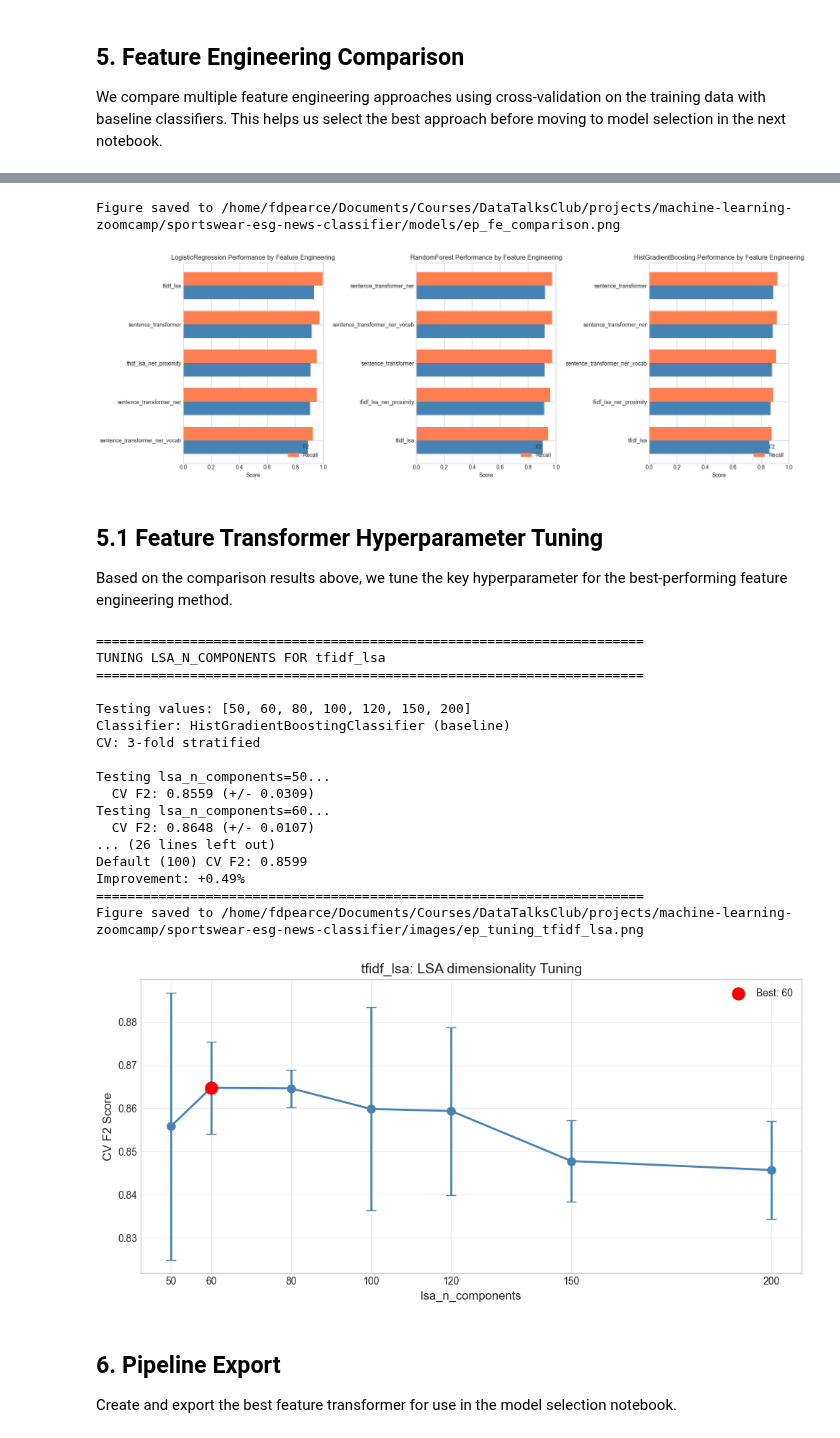
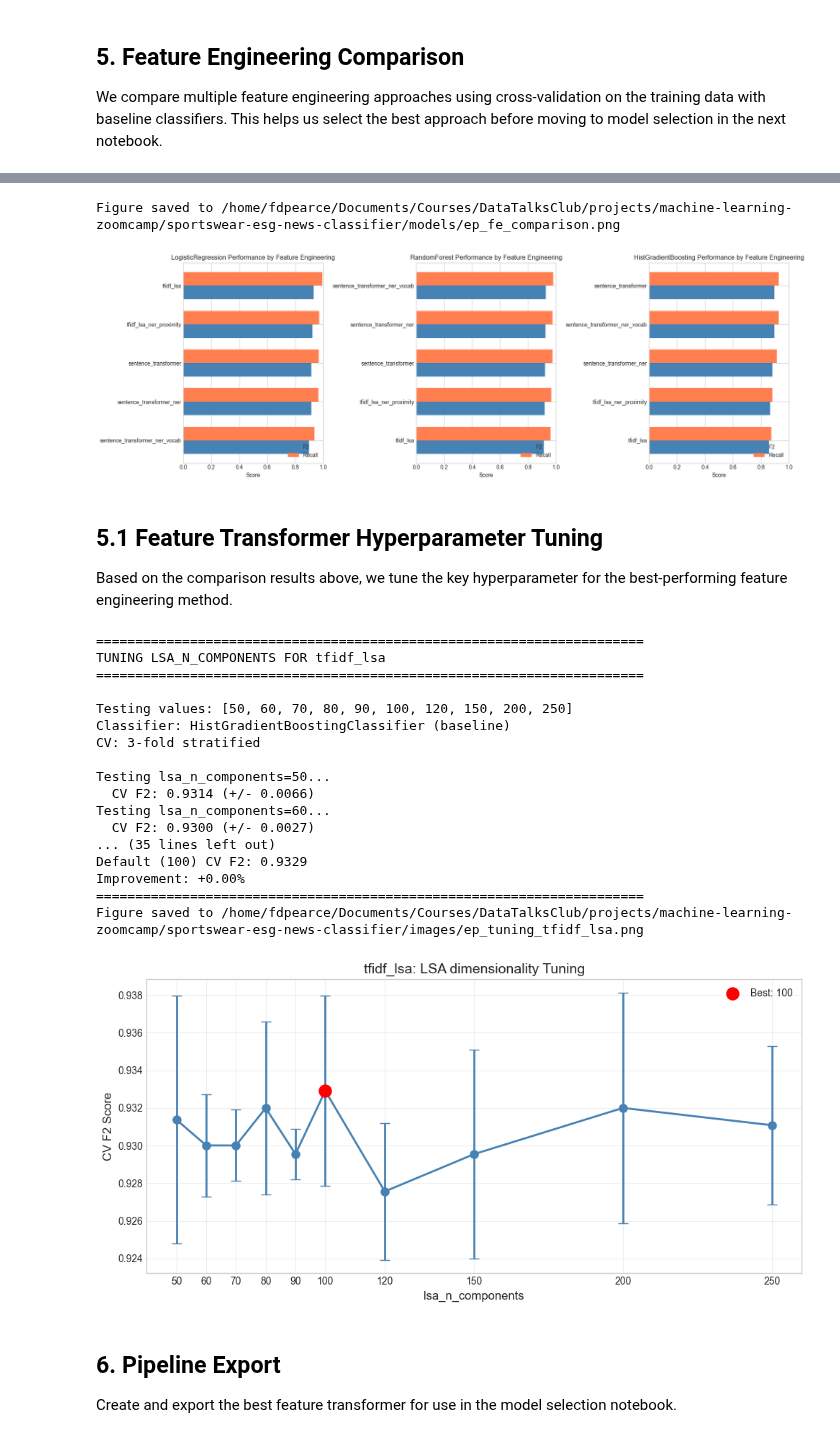
Before and after one commit to frederick-douglas-pearce/sportswear-esg-news-classifier, a Jupyter notebook: notebooks/ep1_EDA_FE.ipynb, the cells around one changed output, grey strips where cells are left out. Cells and saved outputs as stored; diff of their text form; code cells hidden in the pictures.

```diff
--- a/notebooks/ep1_EDA_FE.ipynb
+++ b/notebooks/ep1_EDA_FE.ipynb
@@ -443,12 +443,12 @@ fe_configs = {
 TUNING_CONFIGS = {
     'tfidf_lsa': {
         'param_name': 'lsa_n_components',
-        'param_values': [50, 60, 80, 100, 120, 150, 200],
+        'param_values': [50, 60, 70, 80, 90, 100, 120, 150, 200, 250],
         'description': 'LSA dimensionality'
     },
     'tfidf_lsa_ner_proximity': {
         'param_name': 'lsa_n_components',
-        'param_values': [50, 60, 80, 100, 120, 150, 200],
+        'param_values': [50, 60, 70, 80, 90, 100, 120, 150, 200, 250],
         'description': 'LSA dimensionality (with NER + proximity)'
     },
     'sentence_transformer_ner': {
@@ -643,14 +643,14 @@ Best combination: tfidf_lsa + LogisticRegression
 plot_fe_comparison(fe_df, save_path=MODELS_DIR / 'ep_fe_comparison.png')
 # %% [output]
 Figure saved to /home/fdpearce/Documents/Courses/DataTalksClub/projects/machine-learning-zoomcamp/sportswear-esg-news-classifier/models/ep_fe_comparison.png
-[figure, old version]
+[figure, new version]
 # %% [markdown]
 ## 5.1 Feature Transformer Hyperparameter Tuning
 
 Based on the comparison results above, we tune the key hyperparameter for the best-performing feature engineering method.
 # %%
 # Choose the baseline classifier to use
-baseline_clf = classifiers['HistGradientBoosting']['model']
+baseline_clf = classifiers[best_row['classifier']]['model']
 
 # Check if tuning configuration exists for the best method
 if best_fe in TUNING_CONFIGS:
@@ -663,7 +663,7 @@ if best_fe in TUNING_CONFIGS:
     print(f"TUNING {param_name.upper()} FOR {best_fe}")
     print("=" * 70)
     print(f"\nTesting values: {param_values}")
-    print(f"Classifier: HistGradientBoostingClassifier (baseline)")
+    print(f"Classifier: {baseline_model_name} (baseline)")
     print(f"CV: {N_FOLDS}-fold stratified\n")
 
     tuning_df = tune_feature_transformer(
@@ -693,40 +693,40 @@ if best_fe in TUNING_CONFIGS:
 
         # Plot the tuning results
         plot_tuning_results(
             tuning_df=tuning_df,
             param_name=param_name,
             param_values=param_values,
             optimal_param_value=optimal_param_value,
             method_name=best_fe,
             description=description,
             save_path=IMAGES_DIR / f'ep_tuning_{best_fe}.png',
         )
     else:
         optimal_param_value = None
 else:
     print(f"No tuning configuration defined for {best_fe}")
     print("No tuning was performed.")
     tuning_df = None
     optimal_param_value = None
 # %% [output]
 ======================================================================
 TUNING LSA_N_COMPONENTS FOR tfidf_lsa
 ======================================================================
 
-Testing values: [50, 60, 80, 100, 120, 150, 200]
+Testing values: [50, 60, 70, 80, 90, 100, 120, 150, 200, 250]
 Classifier: HistGradientBoostingClassifier (baseline)
 CV: 3-fold stratified
 
 Testing lsa_n_components=50...
-  CV F2: 0.8559 (+/- 0.0309)
+  CV F2: 0.9314 (+/- 0.0066)
 Testing lsa_n_components=60...
-  CV F2: 0.8648 (+/- 0.0107)
-... (26 lines left out)
-Default (100) CV F2: 0.8599
-Improvement: +0.49%
+  CV F2: 0.9300 (+/- 0.0027)
+... (35 lines left out)
+Default (100) CV F2: 0.9329
+Improvement: +0.00%
 ======================================================================
 Figure saved to /home/fdpearce/Documents/Courses/DataTalksClub/projects/machine-learning-zoomcamp/sportswear-esg-news-classifier/images/ep_tuning_tfidf_lsa.png
-[figure, old version]
+[figure, new version]
 # %% [markdown]
 ## 6. Pipeline Export
 
```
Also changed, not shown: parts of 17 cells of this notebook, 6 other files.
